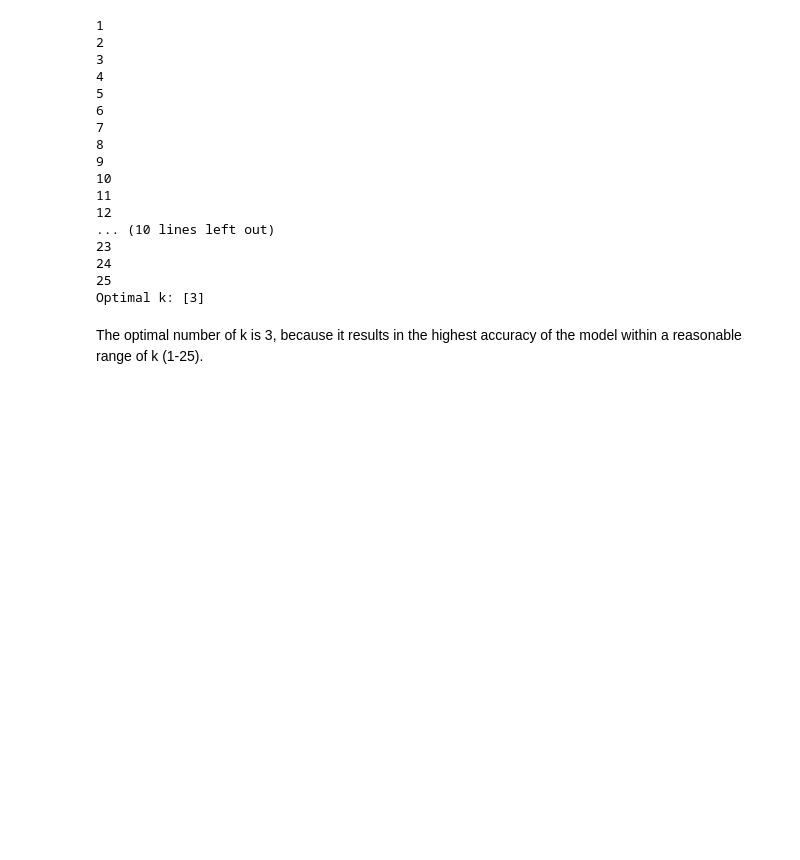
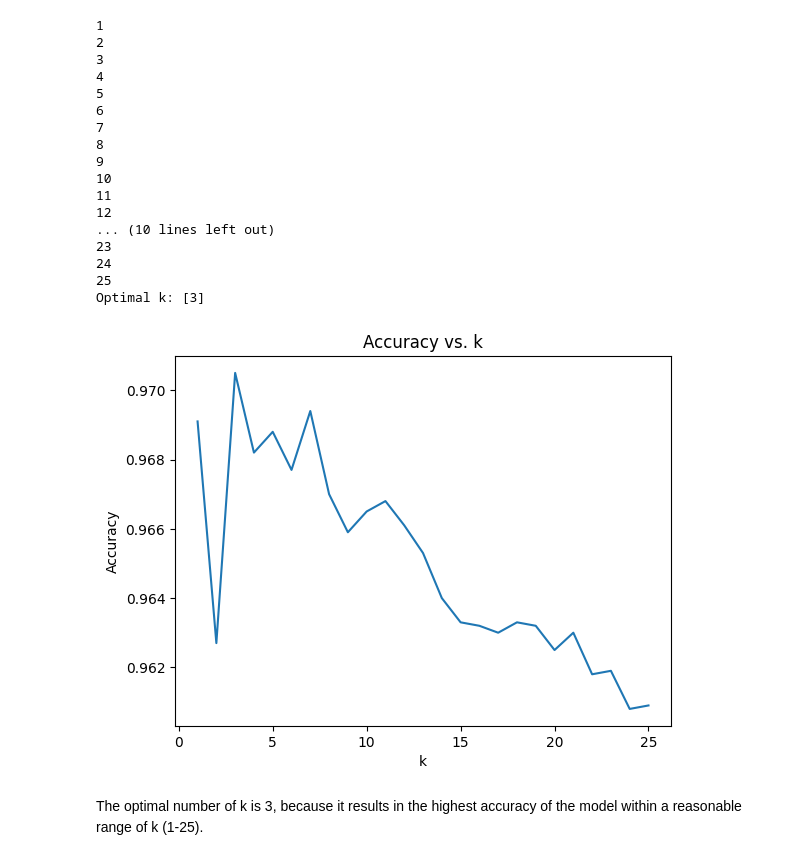
Before and after one commit to hasitanalluri/knn, a Jupyter notebook: lab/computer_vision_lab.ipynb, the cells around one changed output. Saved outputs shown, nothing was run; the diff lists cells and outputs as text; code cells hidden in the pictures; blank space fills up the shorter version.

Commit message:
Added plot for part 4

```diff
--- a/lab/computer_vision_lab.ipynb
+++ b/lab/computer_vision_lab.ipynb
@@ -217,5 +217,17 @@ print("Optimal k:", k_star)
 24
 25
 Optimal k: [3]
+# %%
+k = []
+for i in range(25):
+  k.append(i+1)
+
+plt.plot(k, acc)
+plt.xlabel('k')
+plt.ylabel('Accuracy')
+plt.title('Accuracy vs. k')
+plt.show()
+# %% [output]
+[figure, added]
 # %% [markdown]
 The optimal number of k is 3, because it results in the highest accuracy of the model within a reasonable range of k (1-25).
```
